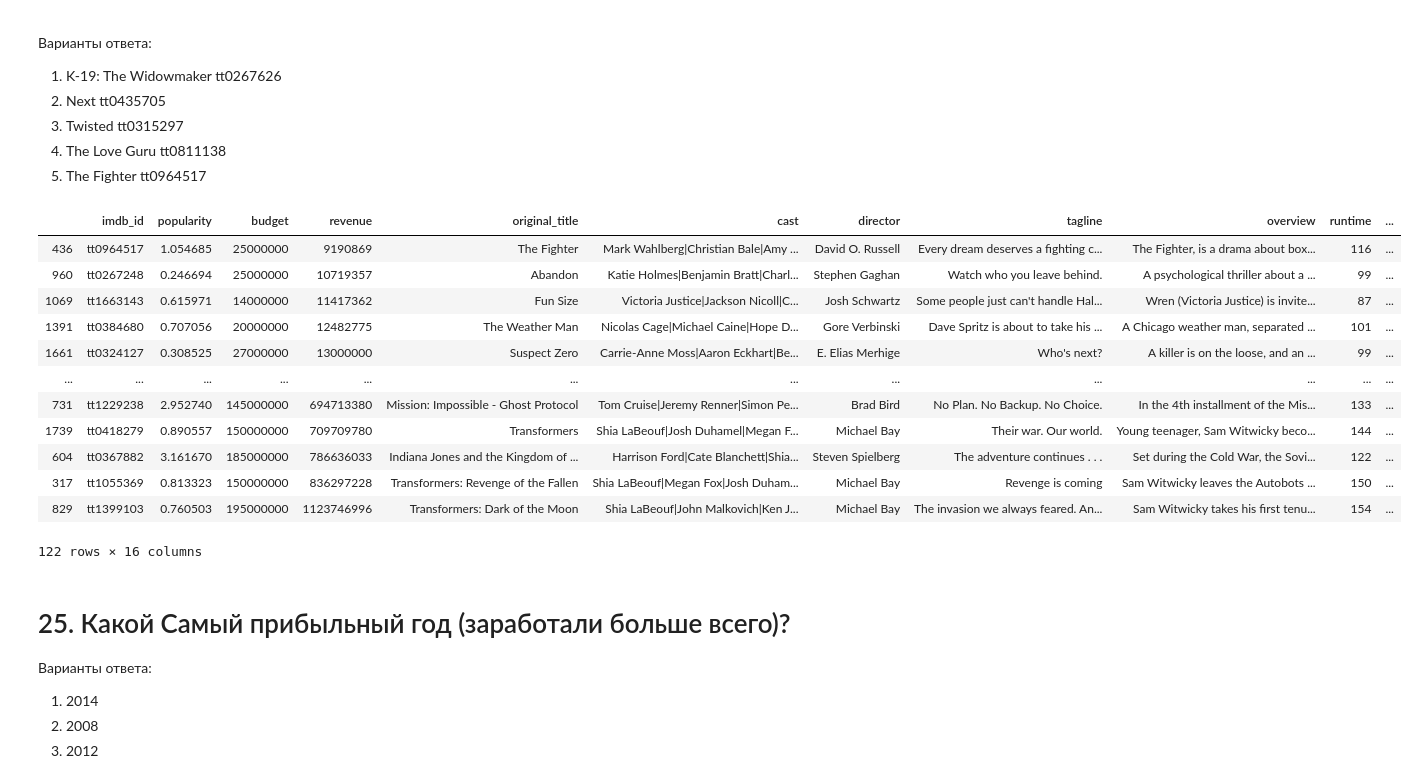
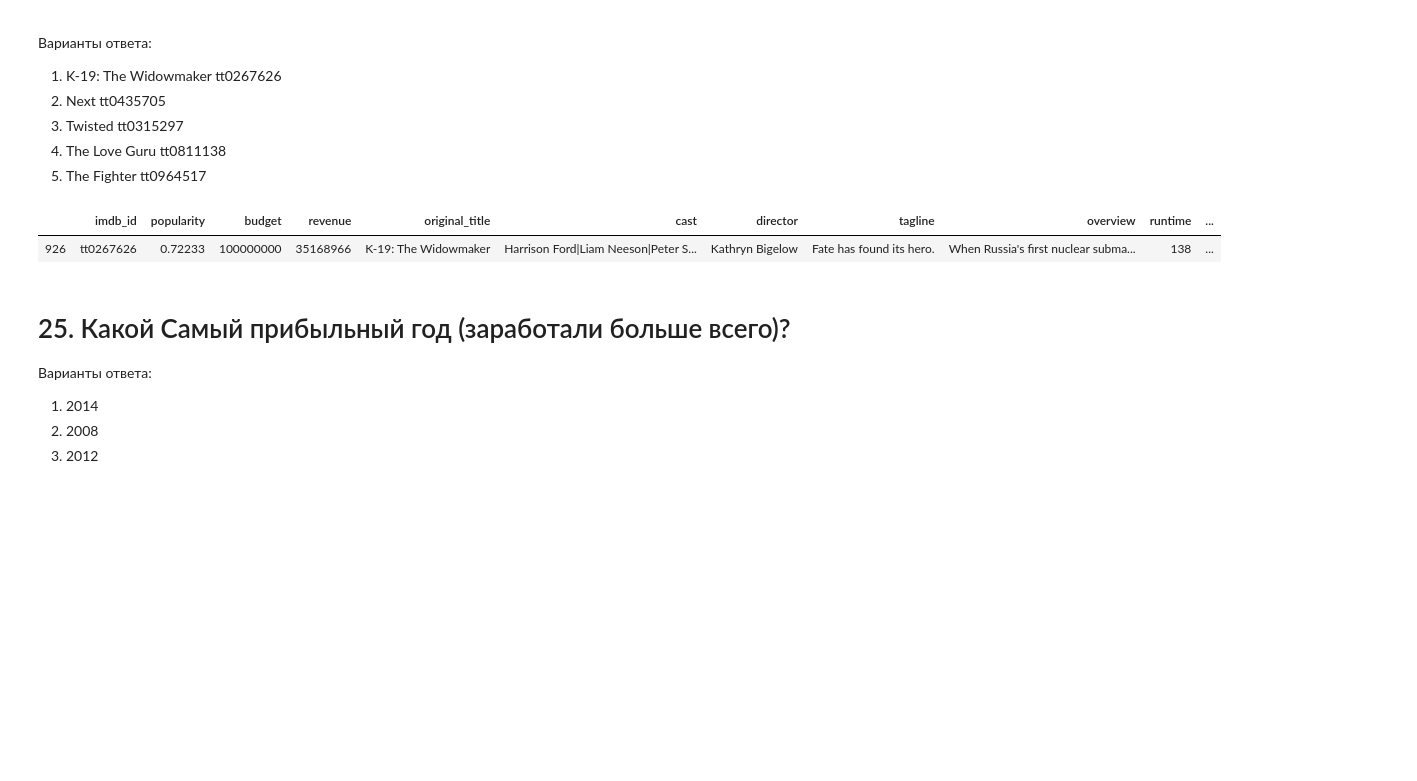
Before and after one commit to geshem14/skillfactory_rds, a Jupyter notebook: module_01/[SF-DST] Movies IMBD v3.0.ipynb, the cells around one changed output. Saved outputs shown, nothing was run; the diff lists cells and outputs as text; code cells hidden in the pictures; blank space fills up the shorter version.

Commit message:
Update [SF-DST] Movies IMBD v3.0.ipynb
update 1 - all tasks solved

```diff
--- a/module_01/[SF-DST] Movies IMBD v3.0.ipynb
+++ b/module_01/[SF-DST] Movies IMBD v3.0.ipynb
@@ -171,0 +168,4 @@ answer_ls.append('The Adventures of Pluto Nash tt0180052')
+# %%
+data['rev_budg']=data.apply(lambda row: row.revenue -
+                                  row.budget, axis = 1)
+data[data.rev_budg==data.rev_budg.min()]
@@ -611,19 +551,9 @@ answer_ls.append('Columbia Pictures')
 4. The Love Guru tt0811138
 5. The Fighter tt0964517
 # %%
-data[data.production_companies.str.contains('Paramount Pictures')].sort_values('revenue', ascending=True)
+pp_movies=data[data.production_companies.str.contains('Paramount Pictures')]
+pp_movies[pp_movies.rev_budg==pp_movies.rev_budg.min()]
 # %% [output]
 |  | imdb_id | popularity | budget | revenue | original_title | cast | director | tagline | overview | runtime | ... |
-| 436 | tt0964517 | 1.054685 | 25000000 | 9190869 | The Fighter | Mark Wahlberg|Christian Bale|Amy ... | David O. Russell | Every dream deserves a fighting c... | The Fighter, is a drama about box... | 116 | ... |
-| 960 | tt0267248 | 0.246694 | 25000000 | 10719357 | Abandon | Katie Holmes|Benjamin Bratt|Charl... | Stephen Gaghan | Watch who you leave behind. | A psychological thriller about a ... | 99 | ... |
-| 1069 | tt1663143 | 0.615971 | 14000000 | 11417362 | Fun Size | Victoria Justice|Jackson Nicoll|C... | Josh Schwartz | Some people just can't handle Hal... | Wren (Victoria Justice) is invite... | 87 | ... |
-| 1391 | tt0384680 | 0.707056 | 20000000 | 12482775 | The Weather Man | Nicolas Cage|Michael Caine|Hope D... | Gore Verbinski | Dave Spritz is about to take his ... | A Chicago weather man, separated ... | 101 | ... |
-| 1661 | tt0324127 | 0.308525 | 27000000 | 13000000 | Suspect Zero | Carrie-Anne Moss|Aaron Eckhart|Be... | E. Elias Merhige | Who's next? | A killer is on the loose, and an ... | 99 | ... |
-| ... | ... | ... | ... | ... | ... | ... | ... | ... | ... | ... | ... |
-| 731 | tt1229238 | 2.952740 | 145000000 | 694713380 | Mission: Impossible - Ghost Protocol | Tom Cruise|Jeremy Renner|Simon Pe... | Brad Bird | No Plan. No Backup. No Choice. | In the 4th installment of the Mis... | 133 | ... |
-| 1739 | tt0418279 | 0.890557 | 150000000 | 709709780 | Transformers | Shia LaBeouf|Josh Duhamel|Megan F... | Michael Bay | Their war. Our world. | Young teenager, Sam Witwicky beco... | 144 | ... |
-| 604 | tt0367882 | 3.161670 | 185000000 | 786636033 | Indiana Jones and the Kingdom of ... | Harrison Ford|Cate Blanchett|Shia... | Steven Spielberg | The adventure continues . . . | Set during the Cold War, the Sovi... | 122 | ... |
-| 317 | tt1055369 | 0.813323 | 150000000 | 836297228 | Transformers: Revenge of the Fallen | Shia LaBeouf|Megan Fox|Josh Duham... | Michael Bay | Revenge is coming | Sam Witwicky leaves the Autobots ... | 150 | ... |
-| 829 | tt1399103 | 0.760503 | 195000000 | 1123746996 | Transformers: Dark of the Moon | Shia LaBeouf|John Malkovich|Ken J... | Michael Bay | The invasion we always feared. An... | Sam Witwicky takes his first tenu... | 154 | ... |
+| 926 | tt0267626 | 0.72233 | 100000000 | 35168966 | K-19: The Widowmaker | Harrison Ford|Liam Neeson|Peter S... | Kathryn Bigelow | Fate has found its hero. | When Russia's first nuclear subma... | 138 | ... |
-122 rows × 16 columns
 # %%
```
Also changed, not shown: parts of 75 cells of this notebook.
